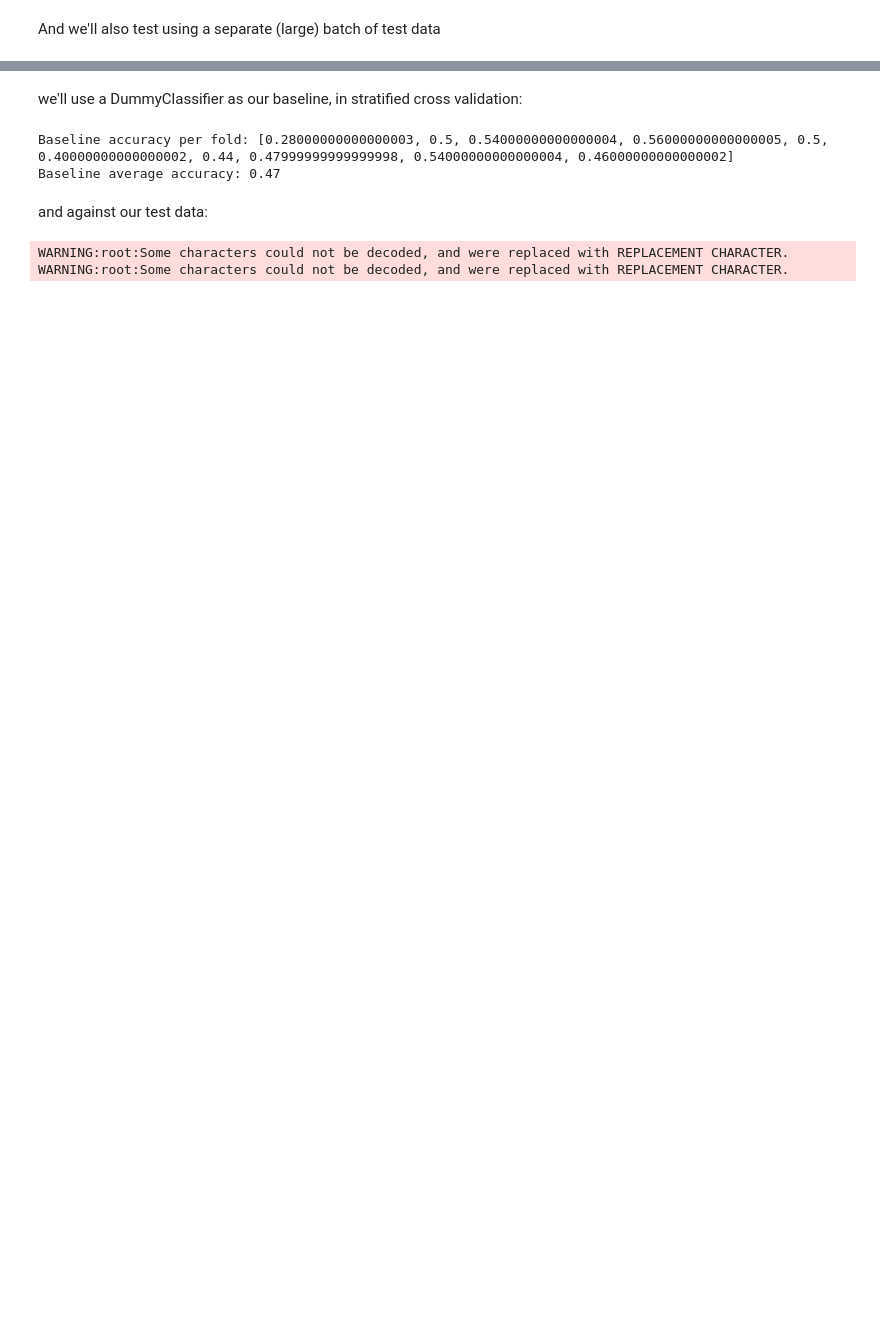
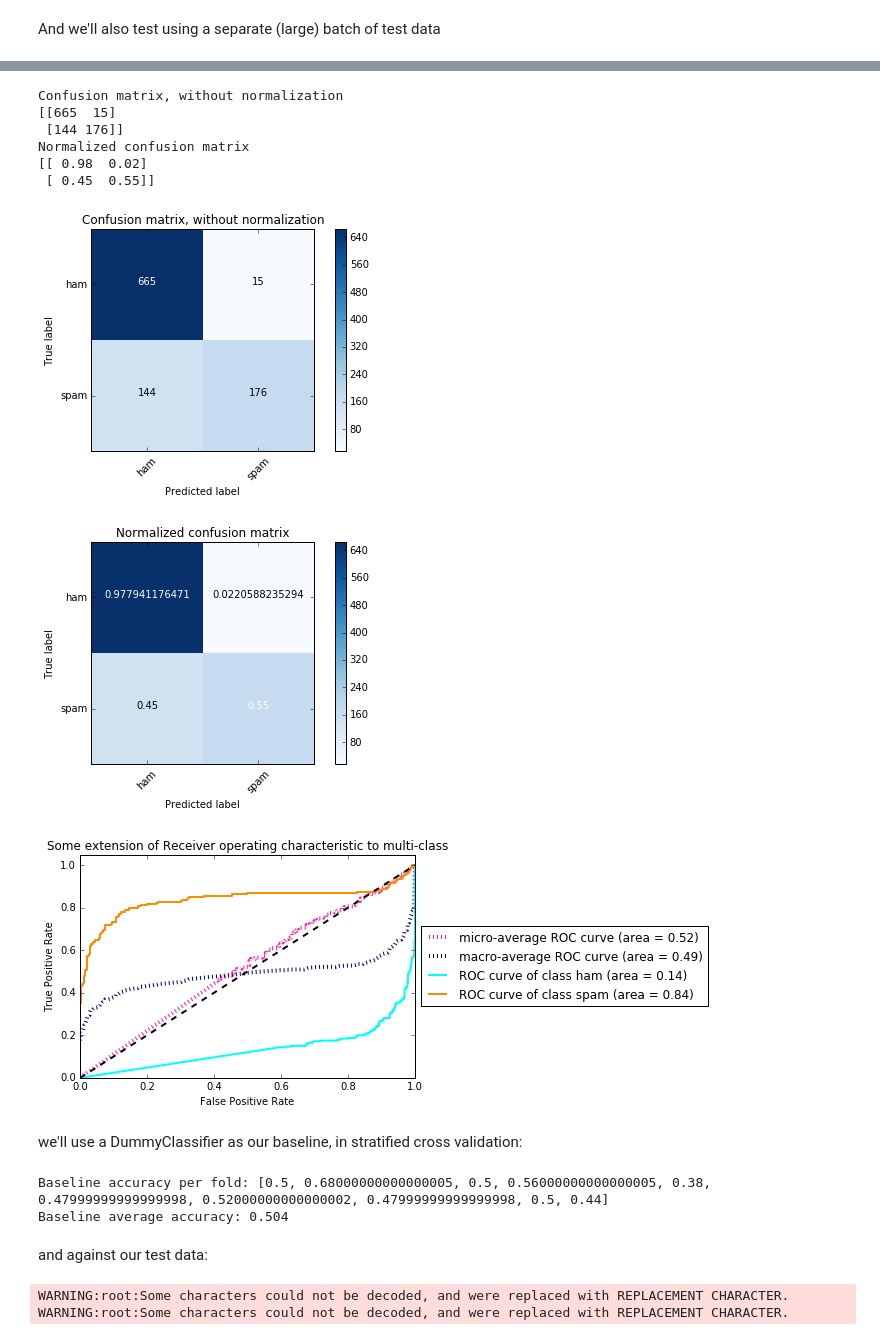
Before and after one commit to mikejcooper/Spam-Filter-Bayes-Linear-Classifier, a Jupyter notebook: filter.ipynb, the cells around one changed output, grey strips where cells are left out. Drawn from its saved outputs; the diff is of its cells as text; code cells hidden in the pictures; blank space fills up the shorter version.

Commit message:
Fixed ROC curves and refactored result variables.

```diff
--- a/filter.ipynb
+++ b/filter.ipynb
@@ -259,8 +269,10 @@ acc_per_fold = []
 
 for train_indices, test_indices in skf:
     clf = clf_pipe_p1.fit([training_data[i] for i in train_indices], [training_labels[i] for i in train_indices])
-    predicted = clf.predict([training_data[i] for i in test_indices])
-    acc_per_fold.append( accuracy_score([training_labels[i] for i in test_indices], predicted) )
+    predictions['stratified-nb-p1'] = clf.predict([training_data[i] for i in test_indices])
+    predictions['stratified-nb-p1-prob'] = clf.predict_proba([training_data[i] for i in test_indices])
+    acc_per_fold.append( accuracy_score([training_labels[i] for i in test_indices], predictions['stratified-nb-p1']) )
+    printIncorrectClassifications([training_labels[i] for i in test_indices], predictions['stratified-nb-p1'], [training_filenames[i] for i in test_indices])
 
 print "Accuracy per fold:", acc_per_fold
 print "Average accuracy:", np.mean(acc_per_fold)
@@ -276,21 +304,19 @@ def pickTestData(count=1):
     labeling = labelsFile.readlines()
     random.shuffle(labeling)
     sample = labeling[0:count]
-    return [(open('test_data/'+row.split()[1], 'r').read(), 1-int(row.split()[0])) for row in sample]
+    return [open('test_data/'+row.split()[1], 'r').read() for row in sample], [1-int(row.split()[0]) for row in sample], ['test_data/'+row.split()[1] for row in sample]
 
-test_items = pickTestData(1000)
-
-test_data = [i[0] for i in test_items]
-test_labels = [item[1] for item in test_items]
+test_data, test_labels, test_filenames = pickTestData(1000)
 # %%
 
 from sklearn.naive_bayes import MultinomialNB
 # we're using multinomial because it's most relevant for word counts
 
-predicted = clf_pipe_p1.fit(training_data, training_labels).predict(test_data)
+predictions['test-nb-p1'] = clf_pipe_p1.fit(training_data, training_labels).predict(test_data)
+predictions['test-nb-p1-prob'] = clf_pipe_p1.fit(training_data, training_labels).predict_proba(test_data)
 
-accuracy = accuracy_score(test_labels, predicted)
-
+accuracy = accuracy_score(test_labels, predictions['test-nb-p1'])
+printIncorrectClassifications(test_labels, predictions['test-nb-p1'], test_filenames)
 print "Accuracy against test data:", accuracy
 # %% [output]
 WARNING:root:Some characters could not be decoded, and were replaced with REPLACEMENT CHARACTER.
@@ -338,3 +380,20 @@ def plot_confusion_matrix(cm, classes,
     plt.tight_layout()
     plt.ylabel('True label')
     plt.xlabel('Predicted label')
+
+def plotConfusionMatrices(ground_truths, predicted):
+    # Compute confusion matrix
+    cnf_matrix = confusion_matrix(ground_truths, predicted)
+    np.set_printoptions(precision=2)
+
+    # Plot non-normalized confusion matrix
+    plt.figure()
+    plot_confusion_matrix(cnf_matrix, classes=training_label_names,
+                          title='Confusion matrix, without normalization')
+
+    # Plot normalized confusion matrix
+    plt.figure()
+    plot_confusion_matrix(cnf_matrix, classes=training_label_names, normalize=True,
+                          title='Normalized confusion matrix')
+
+    plt.show()
@@ -416,3 +507,16 @@ KeyError: 2
+# %%
+plotConfusionMatrices(test_labels, predictions['test-nb-p1'])
+plotProbaROC(test_labels, predictions['test-nb-p1'], predictions['test-nb-p1-prob'])
+# %% [output]
+Confusion matrix, without normalization
+[[665  15]
+ [144 176]]
+Normalized confusion matrix
+[[ 0.98  0.02]
+ [ 0.45  0.55]]
+[figure, added]
+[figure, added]
+[figure, added]
 # %% [markdown]
 we'll use a DummyClassifier as our baseline, in stratified cross validation:
 # %%
@@ -430,14 +534,14 @@ acc_per_fold = []
 
 for train_indices, test_indices in skf:
     dclf = clf_pipe_dummy.fit([training_data[i] for i in train_indices], [training_labels[i] for i in train_indices])
-    predicted = dclf.predict([training_data[i] for i in test_indices])
-    acc_per_fold.append( accuracy_score([training_labels[i] for i in test_indices], predicted) )
+    predictions['stratified-dummy-p1'] = dclf.predict([training_data[i] for i in test_indices])
+    acc_per_fold.append( accuracy_score([training_labels[i] for i in test_indices], predictions['stratified-dummy-p1']) )
 
 print "Baseline accuracy per fold:", acc_per_fold
 print "Baseline average accuracy:", np.mean(acc_per_fold)
 # %% [output]
-Baseline accuracy per fold: [0.28000000000000003, 0.5, 0.54000000000000004, 0.56000000000000005, 0.5, 0.40000000000000002, 0.44, 0.47999999999999998, 0.54000000000000004, 0.46000000000000002]
-Baseline average accuracy: 0.47
+Baseline accuracy per fold: [0.5, 0.68000000000000005, 0.5, 0.56000000000000005, 0.38, 0.47999999999999998, 0.52000000000000002, 0.47999999999999998, 0.5, 0.44]
+Baseline average accuracy: 0.504
 # %% [markdown]
 and against our test data:
 # %%
```
Also changed, not shown: parts of 18 cells of this notebook.
